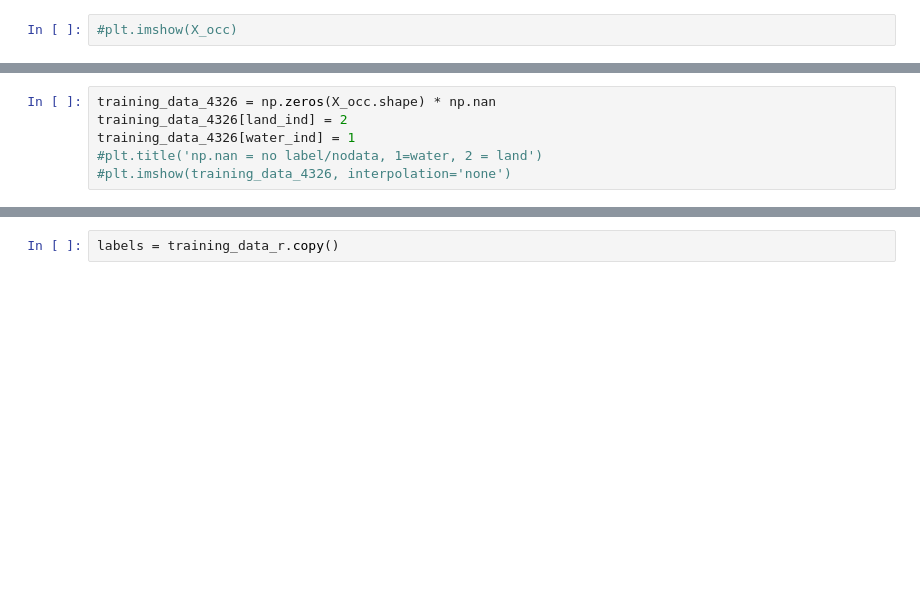
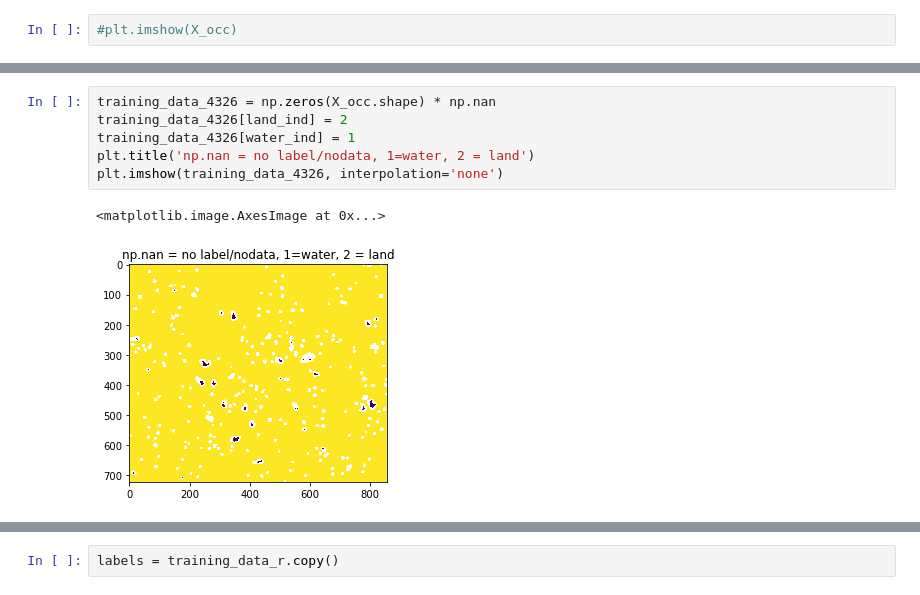
Before and after one commit to OPERA-Cal-Val/DSWx-Jupyter-Validation-Dataset-Generation, a Jupyter notebook: 1_Classification_Multiscale_Superpixels_with_Peckel.ipynb, the cells around one changed output, grey strips where cells are left out. Cells and saved outputs as stored; diff of their text form; blank space fills up the shorter version.

```diff
--- a/1_Classification_Multiscale_Superpixels_with_Peckel.ipynb
+++ b/1_Classification_Multiscale_Superpixels_with_Peckel.ipynb
@@ -278,9 +320,12 @@ land_ind = water_dist > DIST_TO_EXTENT
 # %%
 training_data_4326 = np.zeros(X_occ.shape) * np.nan
 training_data_4326[land_ind] = 2
 training_data_4326[water_ind] = 1
-#plt.title('np.nan = no label/nodata, 1=water, 2 = land')
-#plt.imshow(training_data_4326, interpolation='none')
+plt.title('np.nan = no label/nodata, 1=water, 2 = land')
+plt.imshow(training_data_4326, interpolation='none')
+# %% [output]
+<matplotlib.image.AxesImage at 0x...>
+[figure, added]
 # %%
 p_temp = p_occ.copy()
 p_temp['dtype'] = 'float32'
```
Also changed, not shown: parts of 46 cells of this notebook, 7 other files.
